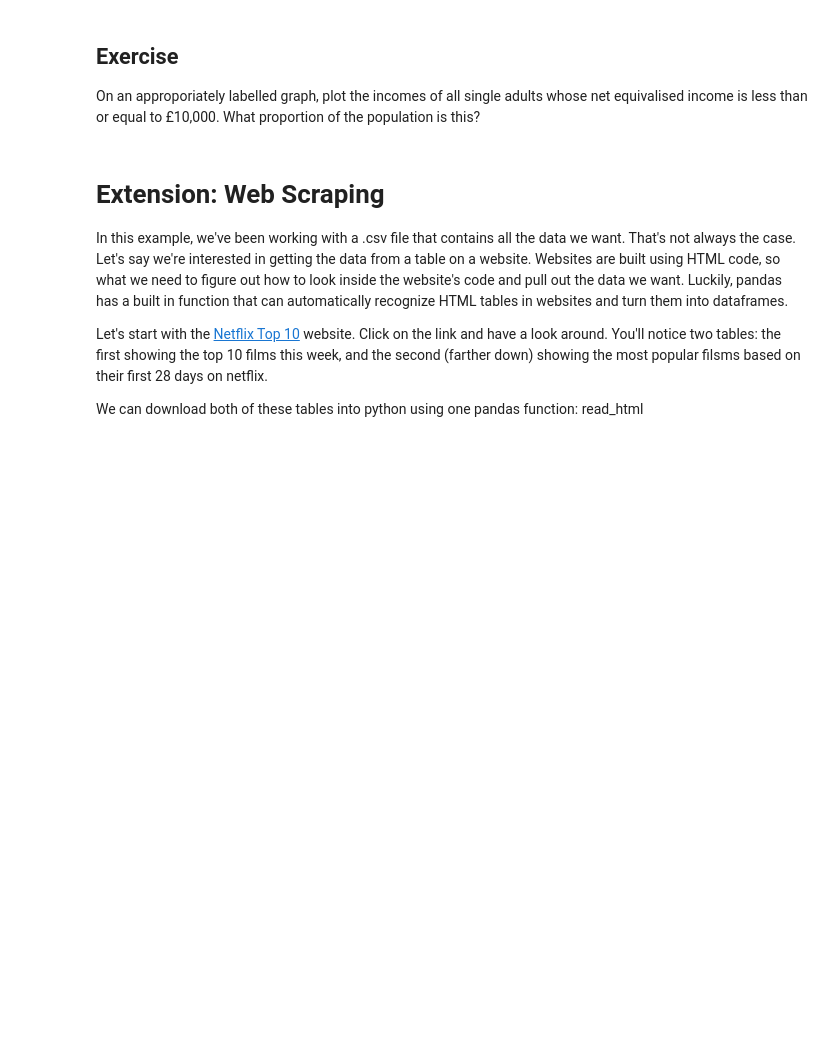
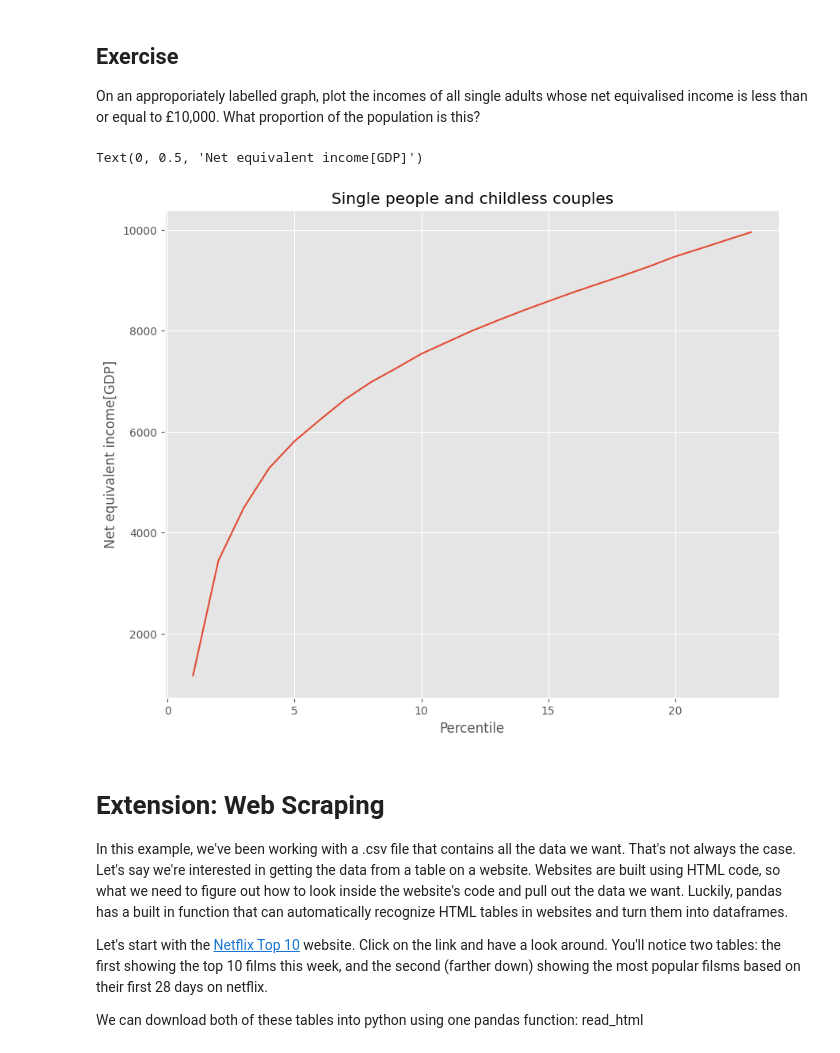
Before and after one commit to Raphaeldavid203/QM2, a Jupyter notebook: notebooks/W02. Pandas.ipynb, the cells around one changed output. Drawn from its saved outputs; the diff is of its cells as text; code cells hidden in the pictures; blank space fills up the shorter version.

```diff
--- a/notebooks/W02. Pandas.ipynb
+++ b/notebooks/W02. Pandas.ipynb
@@ -423,6 +425,15 @@ We won't dwell on comparative operative, here we've used ">" to mean "is greater
 # %% [markdown]
 ## Exercise
 On an approporiately labelled graph, plot the incomes of all single adults whose net equivalised income is less than or equal to £10,000. What proportion of the population is this?
+# %%
+singleAdult10=clean2[clean2['Single adult']<=10000]
+singleAdult10['Single adult'].plot()
+plt.title('Single people and childless couples')
+plt.xlabel('Percentile')
+plt.ylabel('Net equivalent income[GDP]')
+# %% [output]
+Text(0, 0.5, 'Net equivalent income[GDP]')
+[figure, added]
 # %% [markdown]
 # Extension: Web Scraping
 
```
Also changed, not shown: parts of 3 cells of this notebook.
